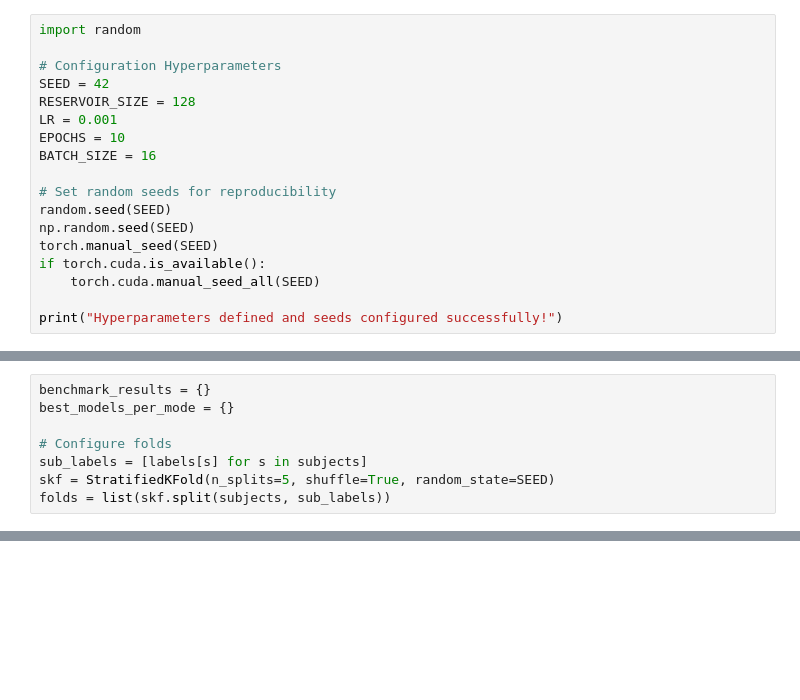
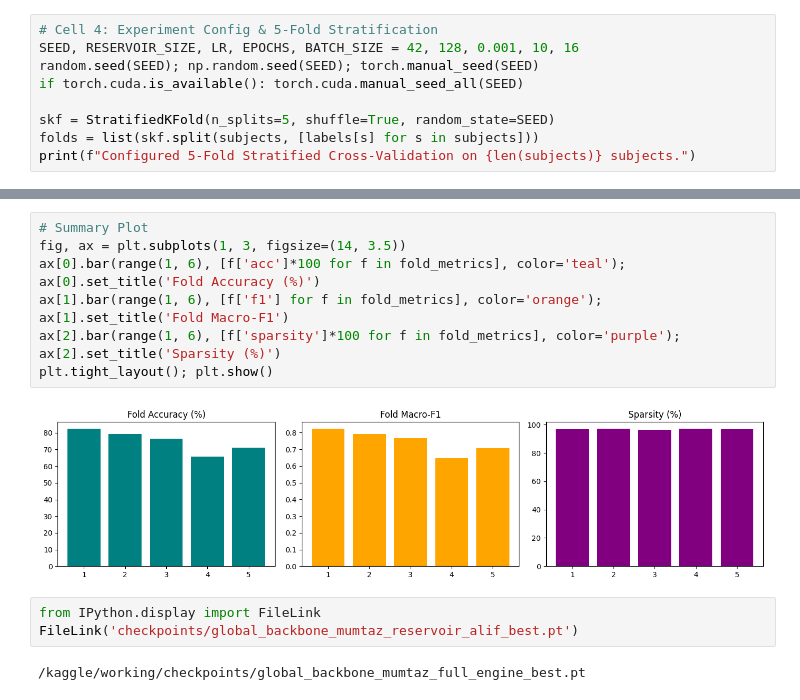
Before and after one commit to Thenura68/J26-DS-348-RP, a Jupyter notebook: notebooks/c2/Mumtaz_reservoir_alif.ipynb, the cells around one changed output, grey strips where cells are left out. Saved outputs shown, nothing was run; the diff lists cells and outputs as text; blank space fills up the shorter version.

```diff
--- a/notebooks/c2/Mumtaz_reservoir_alif.ipynb
+++ b/notebooks/c2/Mumtaz_reservoir_alif.ipynb
@@ -452,18 +284,9 @@ Local cache loaded successfully!
 # %%
-import random
+# Cell 4: Experiment Config & 5-Fold Stratification
+SEED, RESERVOIR_SIZE, LR, EPOCHS, BATCH_SIZE = 42, 128, 0.001, 10, 16
+random.seed(SEED); np.random.seed(SEED); torch.manual_seed(SEED)
+if torch.cuda.is_available(): torch.cuda.manual_seed_all(SEED)
 
-# Configuration Hyperparameters
-SEED = 42
-RESERVOIR_SIZE = 128
-LR = 0.001
-EPOCHS = 10
-BATCH_SIZE = 16
-
-# Set random seeds for reproducibility
-random.seed(SEED)
-np.random.seed(SEED)
-torch.manual_seed(SEED)
-if torch.cuda.is_available():
-    torch.cuda.manual_seed_all(SEED)
-
-print("Hyperparameters defined and seeds configured successfully!")
+skf = StratifiedKFold(n_splits=5, shuffle=True, random_state=SEED)
+folds = list(skf.split(subjects, [labels[s] for s in subjects]))
+print(f"Configured 5-Fold Stratified Cross-Validation on {len(subjects)} subjects.")
@@ -470,9 +295 @@ print("Hyperparameters defined and seeds configured successfully!")
-# %%
-benchmark_results = {}
-best_models_per_mode = {}
-
-# Configure folds
-sub_labels = [labels[s] for s in subjects]
-skf = StratifiedKFold(n_splits=5, shuffle=True, random_state=SEED)
-folds = list(skf.split(subjects, sub_labels))
 # %%
@@ -572,0 +418,14 @@ plt.show()
+# %%
+# Summary Plot
+fig, ax = plt.subplots(1, 3, figsize=(14, 3.5))
+ax[0].bar(range(1, 6), [f['acc']*100 for f in fold_metrics], color='teal'); ax[0].set_title('Fold Accuracy (%)')
+ax[1].bar(range(1, 6), [f['f1'] for f in fold_metrics], color='orange'); ax[1].set_title('Fold Macro-F1')
+ax[2].bar(range(1, 6), [f['sparsity']*100 for f in fold_metrics], color='purple'); ax[2].set_title('Sparsity (%)')
+plt.tight_layout(); plt.show()
+# %% [output]
+[figure, added]
+# %%
+from IPython.display import FileLink
+FileLink('checkpoints/global_backbone_mumtaz_reservoir_alif_best.pt')
+# %% [output]
+/kaggle/working/checkpoints/global_backbone_mumtaz_full_engine_best.pt
```
Also changed, not shown: parts of 12 cells of this notebook, 4 other files.
